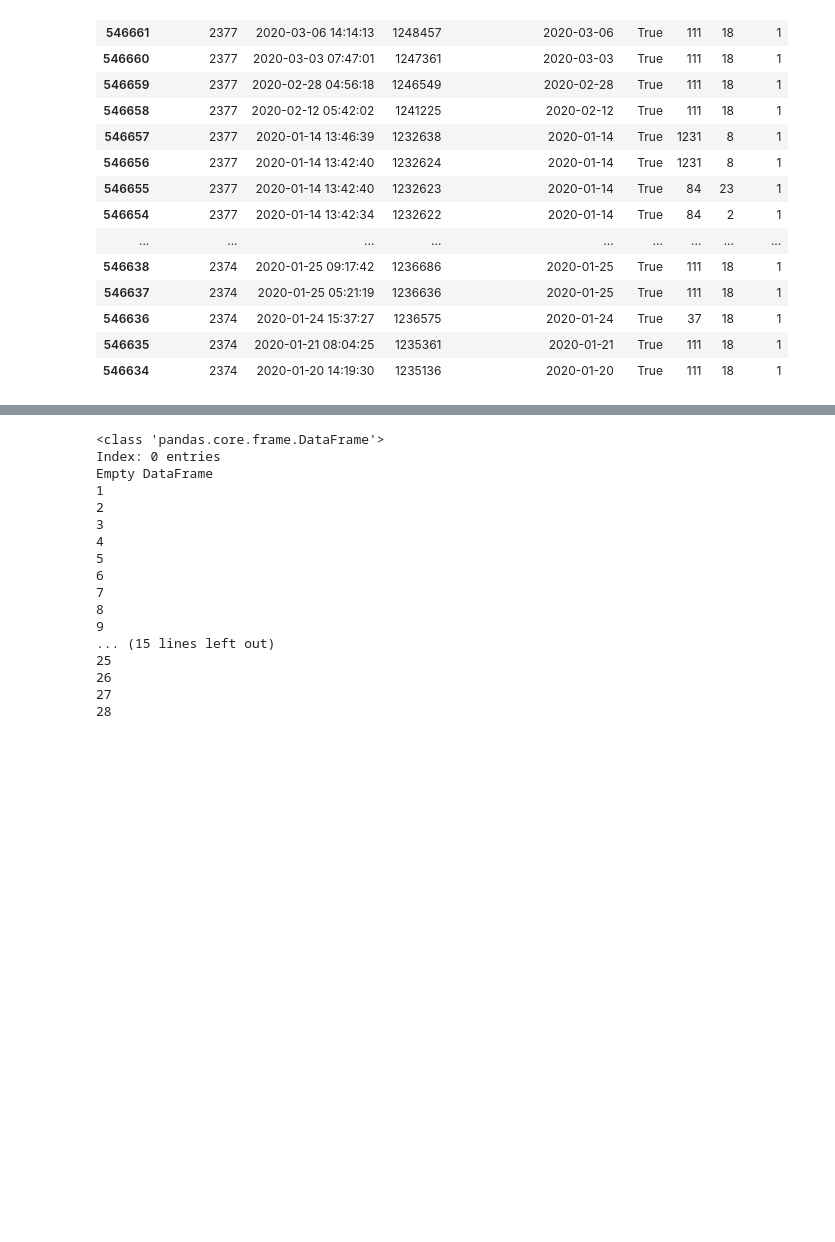
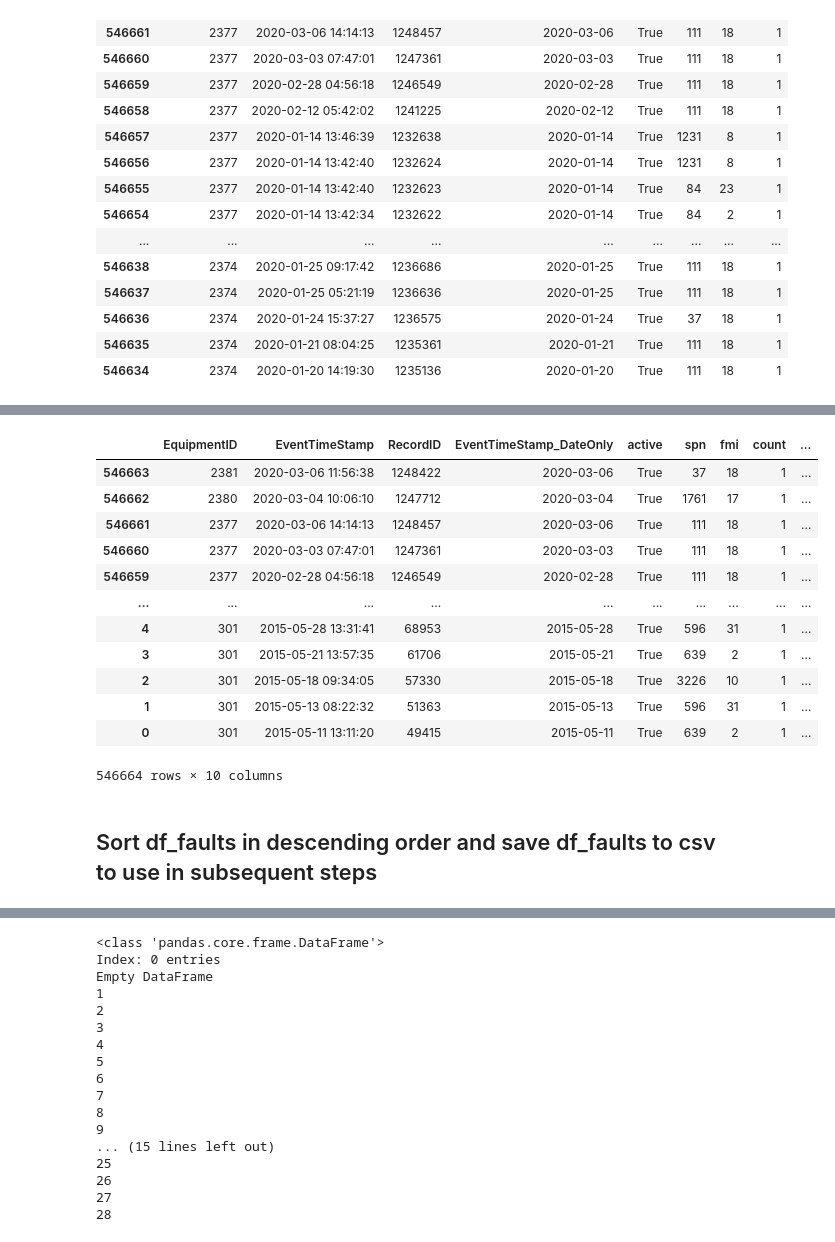
Before and after one commit to nss-data-science-cohort-6/big_g_express-elden_ring, a Jupyter notebook: notebooks/big_g_express_ajay-eda.ipynb, the cells around one changed output, grey strips where cells are left out. Cells and saved outputs as stored; diff of their text form; code cells hidden in the pictures; blank space fills up the shorter version.

Commit message:
updated funtion with dummy variable for 1569 and 5240

```diff
--- a/notebooks/big_g_express_ajay-eda.ipynb
+++ b/notebooks/big_g_express_ajay-eda.ipynb
@@ -247,0 +253,3 @@ df_faults.head(30)
+# %%
+df_faults['DummyDerate_5246'] = np.where(df_faults['spn'] == 5246, 1, 0)
+df_faults['DummyDerate_1569'] = np.where(df_faults['spn'] == 1569, 1, 0)
@@ -247,0 +278,18 @@ df_faults.head(30)
+# %%
+df_faults
+# %% [output]
+|  | EquipmentID | EventTimeStamp | RecordID | EventTimeStamp_DateOnly | active | spn | fmi | count | ... |
+| 546663 | 2381 | 2020-03-06 11:56:38 | 1248422 | 2020-03-06 | True | 37 | 18 | 1 | ... |
+| 546662 | 2380 | 2020-03-04 10:06:10 | 1247712 | 2020-03-04 | True | 1761 | 17 | 1 | ... |
+| 546661 | 2377 | 2020-03-06 14:14:13 | 1248457 | 2020-03-06 | True | 111 | 18 | 1 | ... |
+| 546660 | 2377 | 2020-03-03 07:47:01 | 1247361 | 2020-03-03 | True | 111 | 18 | 1 | ... |
+| 546659 | 2377 | 2020-02-28 04:56:18 | 1246549 | 2020-02-28 | True | 111 | 18 | 1 | ... |
+| ... | ... | ... | ... | ... | ... | ... | ... | ... | ... |
+| 4 | 301 | 2015-05-28 13:31:41 | 68953 | 2015-05-28 | True | 596 | 31 | 1 | ... |
+| 3 | 301 | 2015-05-21 13:57:35 | 61706 | 2015-05-21 | True | 639 | 2 | 1 | ... |
+| 2 | 301 | 2015-05-18 09:34:05 | 57330 | 2015-05-18 | True | 3226 | 10 | 1 | ... |
+| 1 | 301 | 2015-05-13 08:22:32 | 51363 | 2015-05-13 | True | 596 | 31 | 1 | ... |
+| 0 | 301 | 2015-05-11 13:11:20 | 49415 | 2015-05-11 | True | 639 | 2 | 1 | ... |
+546664 rows × 10 columns
+# %% [markdown]
+## Sort df_faults in descending order and save df_faults to csv to use in subsequent steps
```
Also changed, not shown: parts of 21 cells of this notebook.
